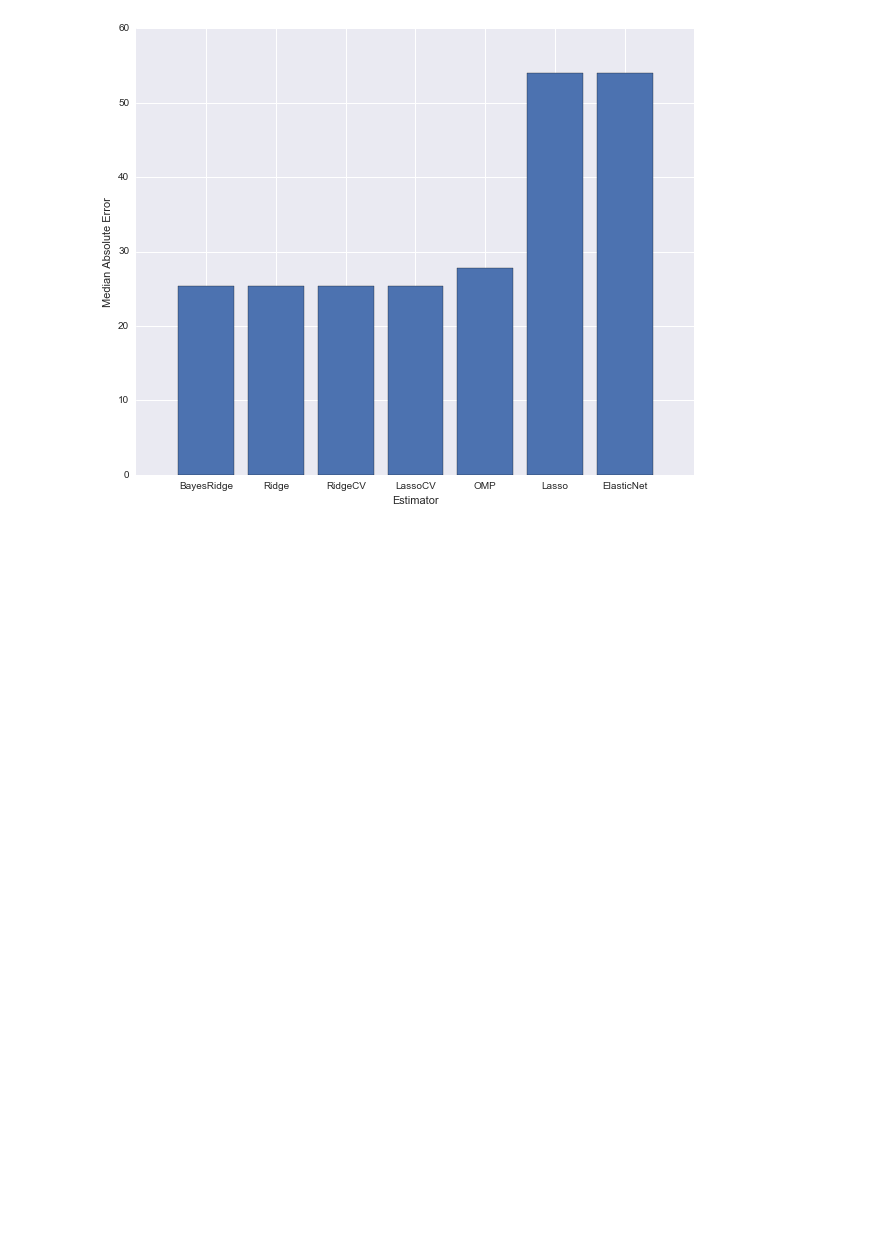
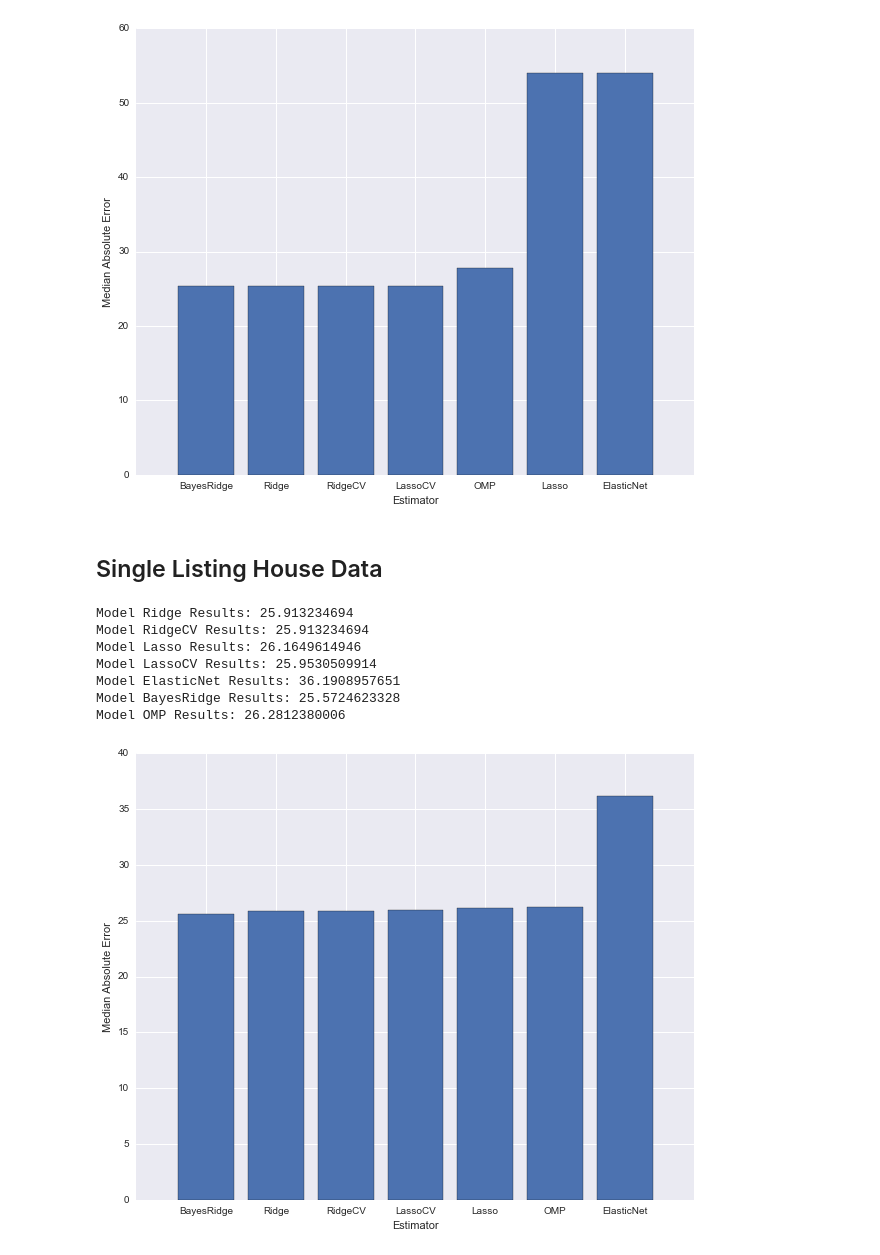
Before and after one commit to samuelklam/airbnb-pricing-prediction, a Jupyter notebook: data-modeling/data-modeling-baseline-cluster.ipynb, the cells around one changed output. Saved outputs shown, nothing was run; the diff lists cells and outputs as text; code cells hidden in the pictures; blank space fills up the shorter version.

```diff
--- a/data-modeling/data-modeling-baseline-cluster.ipynb
+++ b/data-modeling/data-modeling-baseline-cluster.ipynb
@@ -305,3 +192,0 @@ def random_forest_model(x_train, y_train, x_test, y_test):
-# %%
-x_train, x_test, y_train, y_test = train_test_split(x, y, test_size=0.35)
-rf_values = random_forest_model(x_train, y_train, x_test, y_test)
@@ -318,3 +192,0 @@ Best Depth 11
-# %%
-x_train, x_test, y_train, y_test = train_test_split(x, y_log, test_size=0.35)
-rf_values = random_forest_model(x_train, y_train, x_test, y_test)
@@ -389,3 +251,23 @@ Model ElasticNet Results: 53.9575620514
 Model BayesRidge Results: 25.3482809254
 Model OMP Results: 27.7305304401
 [figure]
+# %% [markdown]
+## Single Listing House Data
+# %%
+data_single = data[data['beds'] == min(data['beds'])]
+
+# split into x_1 and y_1 (note that we do not include id and host_id as predictors)
+x_1 = data_single.iloc[:, 2:-2]
+y_1 = data_single.iloc[:, -2]
+y_1_log = data_single.iloc[:, -1]
+# %%
+median_absolute_errors(x_1, y_1)
+# %% [output]
+Model Ridge Results: 25.913234694
+Model RidgeCV Results: 25.913234694
+Model Lasso Results: 26.1649614946
+Model LassoCV Results: 25.9530509914
+Model ElasticNet Results: 36.1908957651
+Model BayesRidge Results: 25.5724623328
+Model OMP Results: 26.2812380006
+[figure, added]
```
Also changed, not shown: parts of 31 cells of this notebook, 8 other files.
